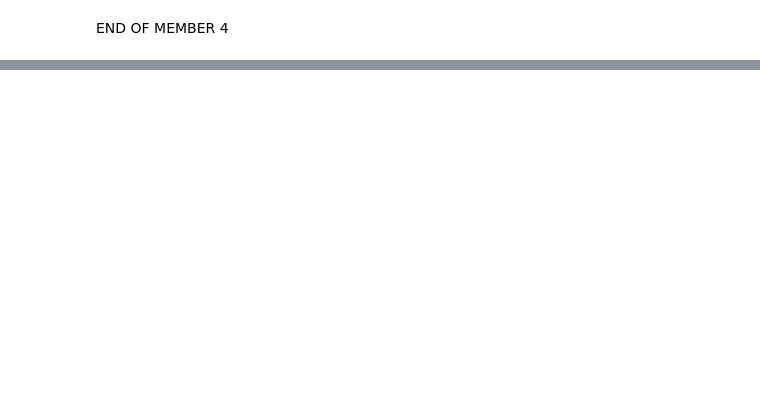
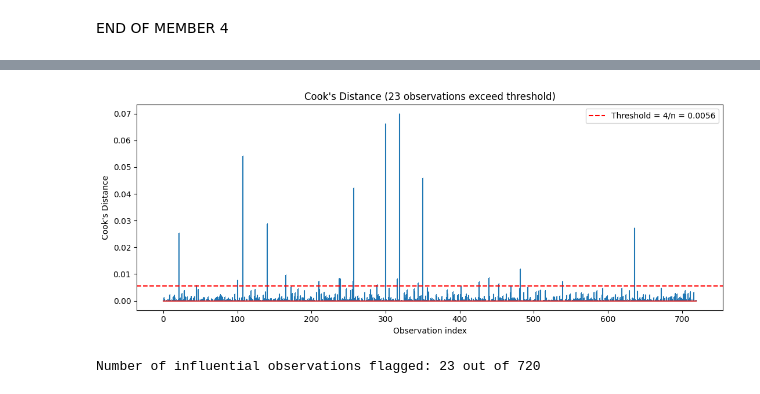
Before and after one commit to GraceChelangat/BI-RegressionC1, a Jupyter notebook: notebooks/regressionC1.ipynb, the cells around one changed output, grey strips where cells are left out. Cells and saved outputs as stored; diff of their text form; code cells hidden in the pictures; blank space fills up the shorter version.

```diff
--- a/notebooks/regressionC1.ipynb
+++ b/notebooks/regressionC1.ipynb
@@ -888,0 +847,12 @@ END OF MEMBER 4
+# %%
+import statsmodels.api as sm
+from statsmodels.stats.diagnostic import het_breuschpagan
+from statsmodels.stats.stattools import durbin_watson
+
+X_train_transformed = preprocessor.transform(X_train)
+X_train_with_const = sm.add_constant(X_train_transformed)
+
+bp_test = het_breuschpagan(residuals, X_train_with_const)
+bp_labels = ["Breusch-Pagan LM Statistic", "Breusch-Pagan LM p-value", "F-Statistic", "F p-value"]
+for label, value in zip(bp_labels, bp_test):
+    print(f"{label}: {value:.4f}")
@@ -888,0 +909,22 @@ END OF MEMBER 4
+# %%
+influence = sm.OLS(y_train_log.values, X_train_with_const).fit()
+cooks_d = influence.get_influence().cooks_distance[0]
+
+influential_threshold = 4 / len(y_train_log)
+n_influential = (cooks_d > influential_threshold).sum()
+
+plt.figure(figsize=(11, 4.5))
+plt.stem(cooks_d, markerfmt=",")
+plt.axhline(influential_threshold, color="red", linestyle="--",
+            label=f"Threshold = 4/n = {influential_threshold:.4f}")
+plt.xlabel("Observation index")
+plt.ylabel("Cook's Distance")
+plt.title(f"Cook's Distance ({n_influential} observations exceed threshold)")
+plt.legend()
+plt.tight_layout()
+plt.show()
+
+print(f"Number of influential observations flagged: {n_influential} out of {len(y_train_log)}")
+# %% [output]
+[figure, added]
+Number of influential observations flagged: 23 out of 720
```
Also changed, not shown: parts of 42 cells of this notebook.
